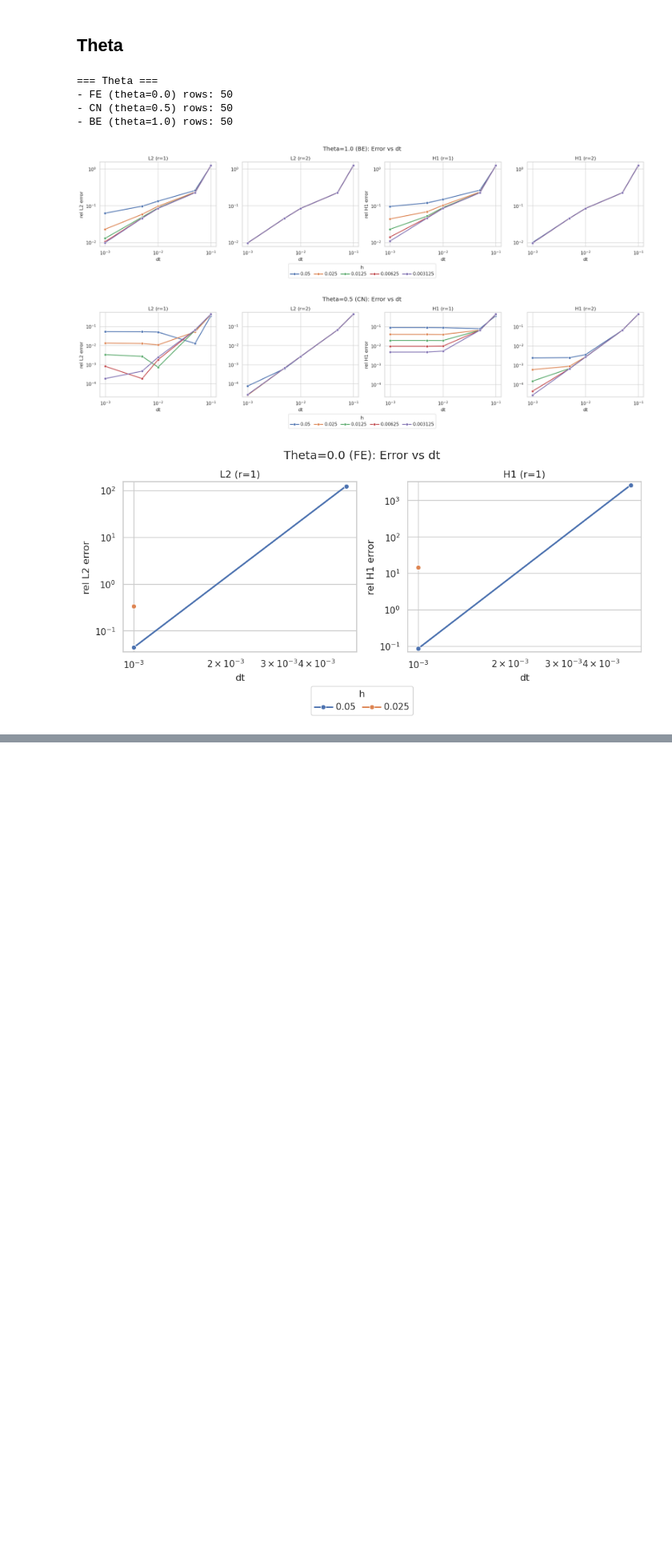
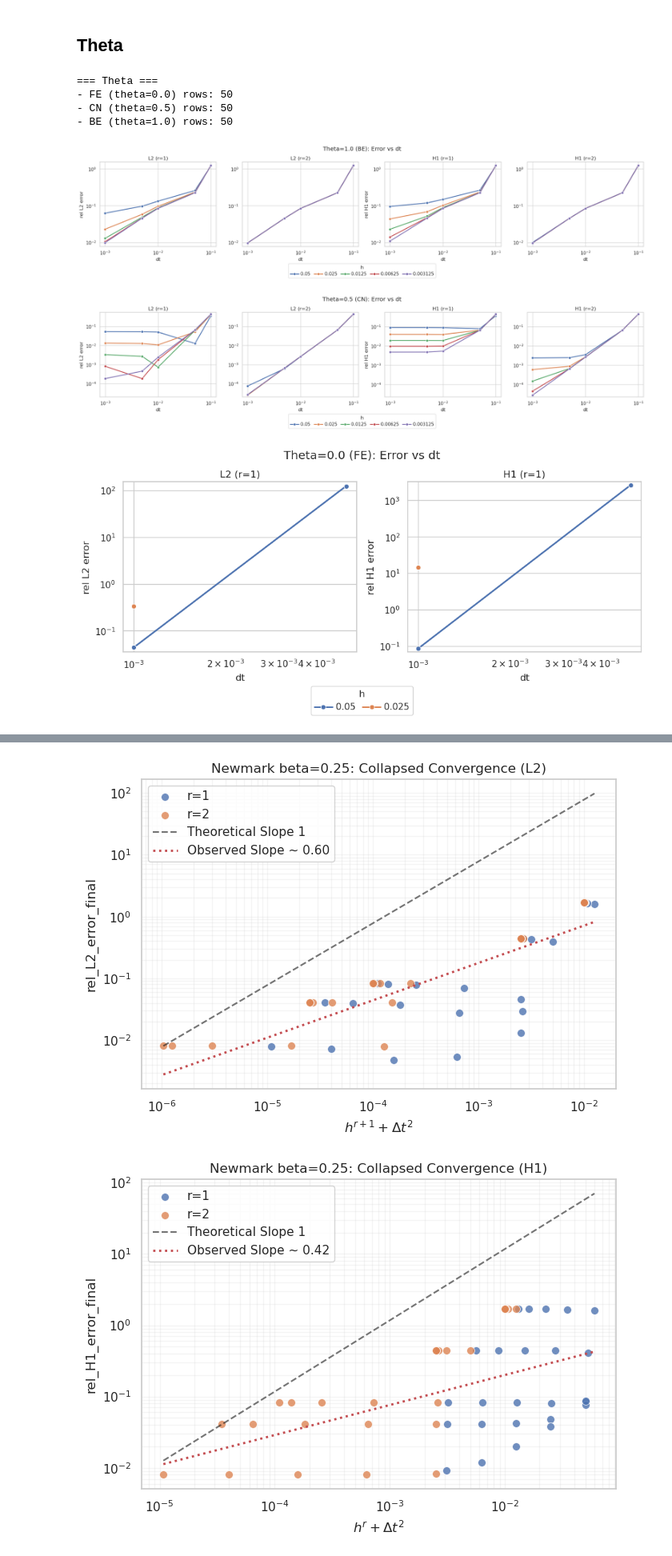
Before and after one commit to AlessandroGhiotto/nmpde-wave-equation, a Jupyter notebook: analysis/convergence-analysis.ipynb, the cells around one changed output, grey strips where cells are left out. Shown at 80% size. Drawn from its saved outputs; the diff is of its cells as text; code cells hidden in the pictures; blank space fills up the shorter version.

```diff
--- a/analysis/convergence-analysis.ipynb
+++ b/analysis/convergence-analysis.ipynb
@@ -288,0 +536,13 @@ figs_fe = plot_lines_by_r(df_theta_FE, 'Theta=0.0 (FE)')
+# %%
+plot_collapsed_convergence(df_newmark_025, 'rel_L2_error_final', 'Newmark beta=0.25')
+plot_collapsed_convergence(df_newmark_025, 'rel_H1_error_final', 'Newmark beta=0.25')
+plot_collapsed_convergence(df_newmark_000, 'rel_L2_error_final', 'Newmark beta=0.0')
+plot_collapsed_convergence(df_newmark_000, 'rel_H1_error_final', 'Newmark beta=0.0')
+plot_collapsed_convergence(df_theta_BE, 'rel_L2_error_final', 'Theta=1.0 (BE)')
+plot_collapsed_convergence(df_theta_BE, 'rel_H1_error_final', 'Theta=1.0 (BE)')
+plot_collapsed_convergence(df_theta_CN, 'rel_L2_error_final', 'Theta=0.5 (CN)')
+plot_collapsed_convergence(df_theta_CN, 'rel_H1_error_final', 'Theta=0.5 (CN)')
+plot_collapsed_convergence(df_theta_FE, 'rel_L2_error_final', 'Theta=0.0 (FE)')
+# %% [output]
+[figure, added]
+[figure, added]
```
Also changed, not shown: parts of 6 cells of this notebook, 3 other files.
